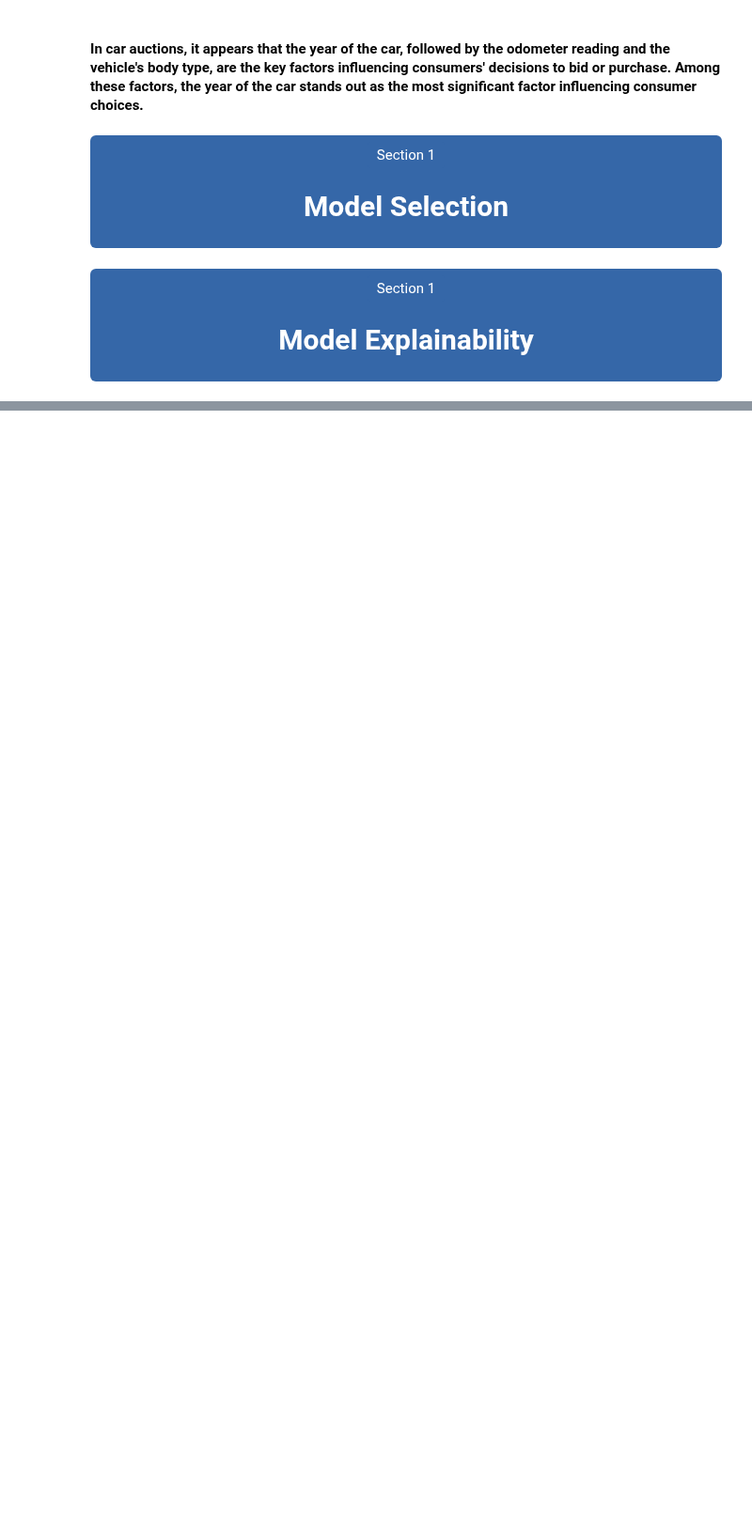
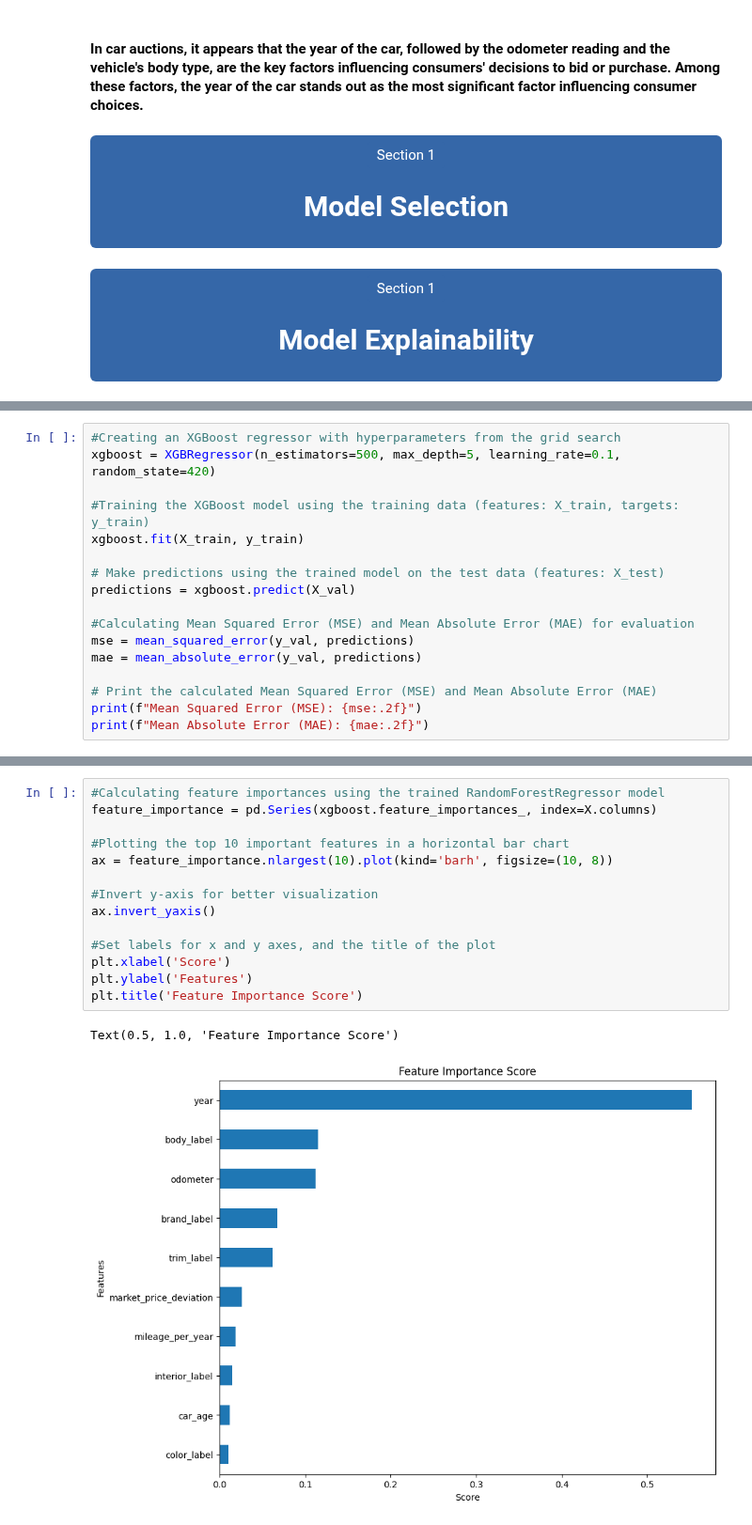
Before and after one commit to maxheijmans/AIM4B_Group1, a Jupyter notebook: UsedCarAuctionPrices/Modelling_UsedCarAuctionPrices.ipynb, the cells around one changed output, grey strips where cells are left out. Shown at 94% size. Saved outputs shown, nothing was run; the diff lists cells and outputs as text; blank space fills up the shorter version.

Commit message:
Added, xgboost, knn, linear regression

```diff
--- a/UsedCarAuctionPrices/Modelling_UsedCarAuctionPrices.ipynb
+++ b/UsedCarAuctionPrices/Modelling_UsedCarAuctionPrices.ipynb
@@ -349,0 +421,17 @@ Text(0.5, 1.0, 'Feature Importance Score')
+# %%
+#Creating an XGBoost regressor with hyperparameters from the grid search
+xgboost = XGBRegressor(n_estimators=500, max_depth=5, learning_rate=0.1, random_state=420)
+
+#Training the XGBoost model using the training data (features: X_train, targets: y_train)
+xgboost.fit(X_train, y_train)
+
+# Make predictions using the trained model on the test data (features: X_test)
+predictions = xgboost.predict(X_val)
+
+#Calculating Mean Squared Error (MSE) and Mean Absolute Error (MAE) for evaluation
+mse = mean_squared_error(y_val, predictions)
+mae = mean_absolute_error(y_val, predictions)
+
+# Print the calculated Mean Squared Error (MSE) and Mean Absolute Error (MAE)
+print(f"Mean Squared Error (MSE): {mse:.2f}")
+print(f"Mean Absolute Error (MAE): {mae:.2f}")
@@ -349,0 +454,17 @@ Text(0.5, 1.0, 'Feature Importance Score')
+# %%
+#Calculating feature importances using the trained RandomForestRegressor model
+feature_importance = pd.Series(xgboost.feature_importances_, index=X.columns)
+
+#Plotting the top 10 important features in a horizontal bar chart
+ax = feature_importance.nlargest(10).plot(kind='barh', figsize=(10, 8))
+
+#Invert y-axis for better visualization
+ax.invert_yaxis()
+
+#Set labels for x and y axes, and the title of the plot
+plt.xlabel('Score')
+plt.ylabel('Features')
+plt.title('Feature Importance Score')
+# %% [output]
+Text(0.5, 1.0, 'Feature Importance Score')
+[figure, added]
```
Also changed, not shown: parts of 31 cells of this notebook.
